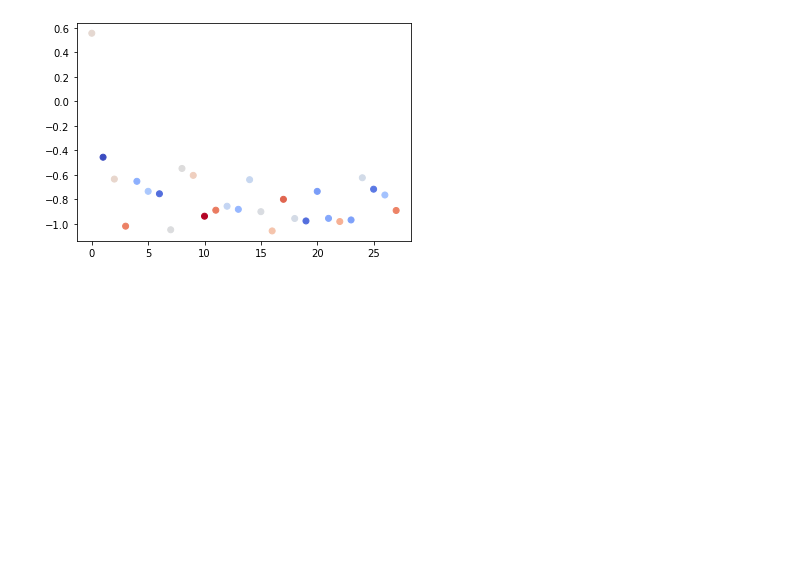
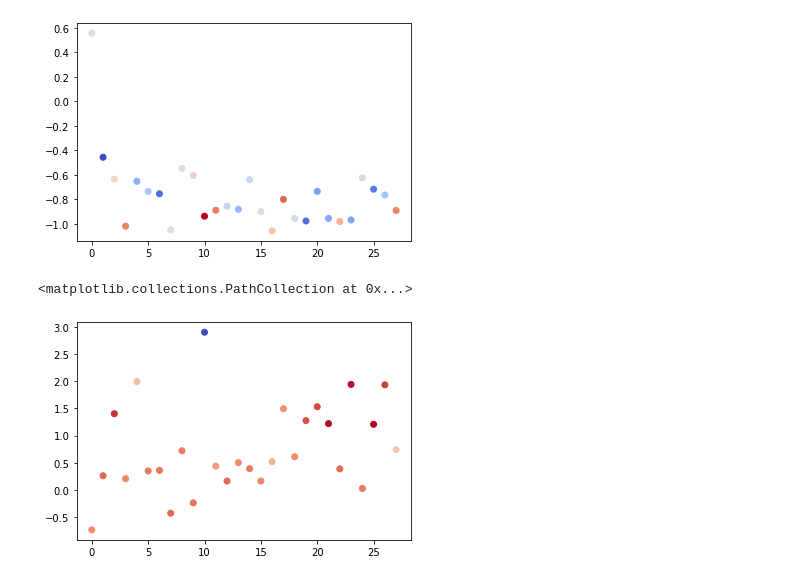
Before and after one commit to redchuk/n_track_ML, a Jupyter notebook: scripts/tsc/shap_inceptiontime.ipynb, the cells around one changed output. Saved outputs shown, nothing was run; the diff lists cells and outputs as text; code cells hidden in the pictures; blank space fills up the shorter version.

```diff
--- a/scripts/tsc/shap_inceptiontime.ipynb
+++ b/scripts/tsc/shap_inceptiontime.ipynb
@@ -323,3 +376,10 @@ plt.scatter(list(range(28)), X_test[sample0][0], c=shap_values[1][sample0][0], c
 # %% [output]
 <matplotlib.collections.PathCollection at 0x...>
 [figure]
+# %%
+%matplotlib inline
+plt.scatter(list(range(28)), X_test[sample0][0], c=shap_values[1][sample0][0], cmap='coolwarm')
+#plt.show()
+# %% [output]
+<matplotlib.collections.PathCollection at 0x...>
+[figure, added]
```
Also changed, not shown: parts of 22 cells of this notebook.
